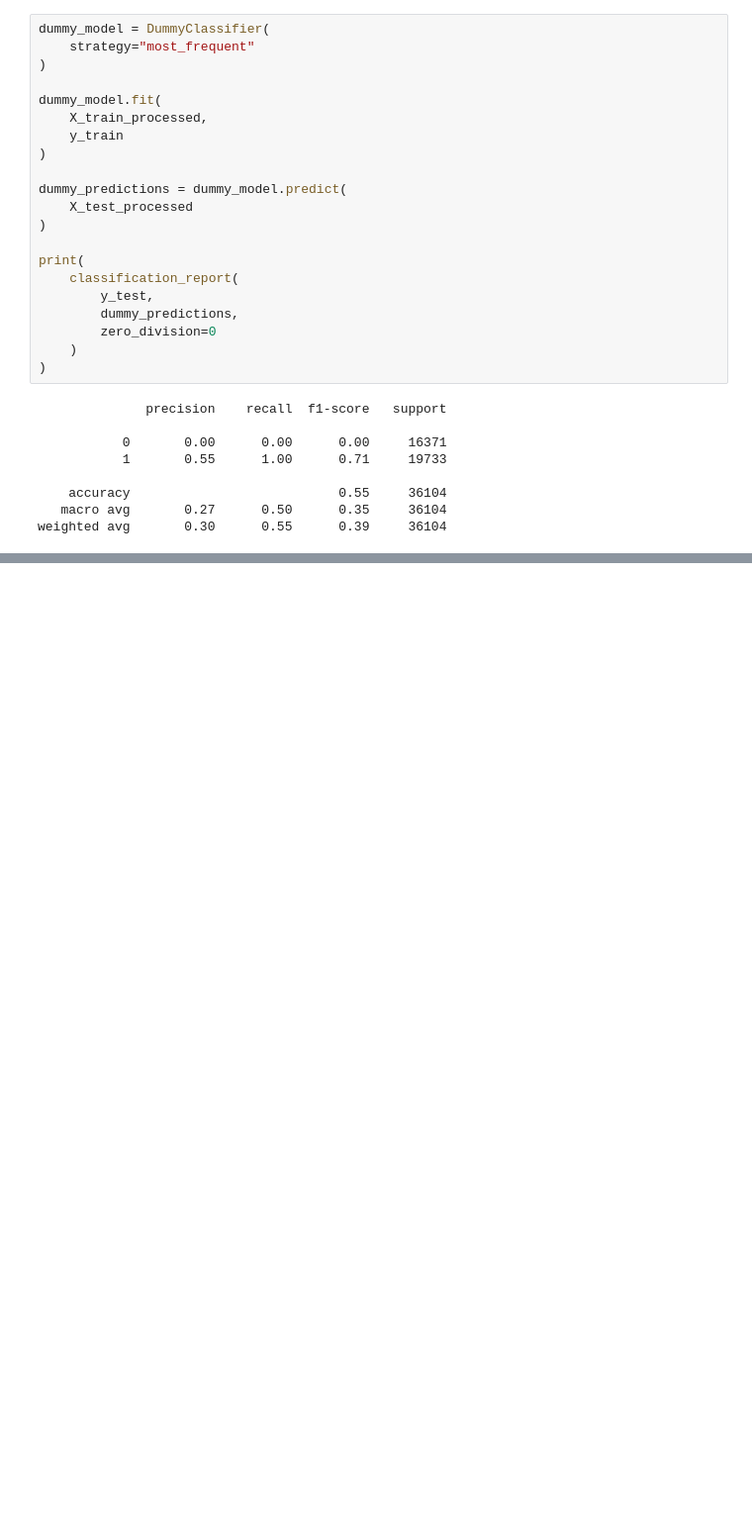
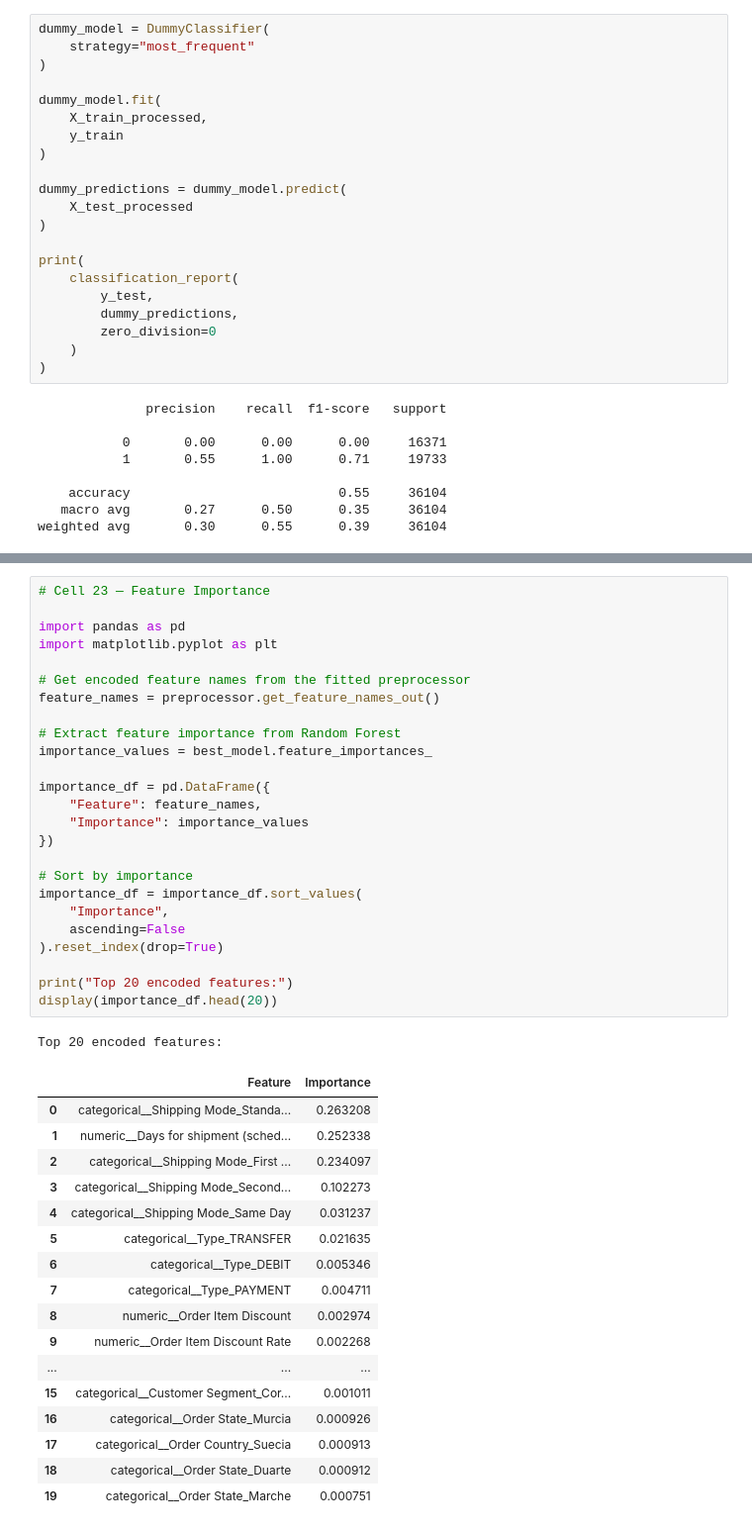
Before and after one commit to kush11-m/LogiCast, a Jupyter notebook: notebooks/03_baseline_models.ipynb, the cells around one changed output, grey strips where cells are left out. Shown at 99% size. Saved outputs shown, nothing was run; the diff lists cells and outputs as text; blank space fills up the shorter version.

```diff
--- a/notebooks/03_baseline_models.ipynb
+++ b/notebooks/03_baseline_models.ipynb
@@ -230,0 +532,44 @@ weighted avg       0.30      0.55      0.39     36104
+# %%
+# Cell 23 — Feature Importance
+
+import pandas as pd
+import matplotlib.pyplot as plt
+
+# Get encoded feature names from the fitted preprocessor
+feature_names = preprocessor.get_feature_names_out()
+
+# Extract feature importance from Random Forest
+importance_values = best_model.feature_importances_
+
+importance_df = pd.DataFrame({
+    "Feature": feature_names,
+    "Importance": importance_values
+})
+
+# Sort by importance
+importance_df = importance_df.sort_values(
+    "Importance",
+    ascending=False
+).reset_index(drop=True)
+
+print("Top 20 encoded features:")
+display(importance_df.head(20))
+# %% [output]
+Top 20 encoded features:
+|  | Feature | Importance |
+| 0 | categorical__Shipping Mode_Standa... | 0.263208 |
+| 1 | numeric__Days for shipment (sched... | 0.252338 |
+| 2 | categorical__Shipping Mode_First ... | 0.234097 |
+| 3 | categorical__Shipping Mode_Second... | 0.102273 |
+| 4 | categorical__Shipping Mode_Same Day | 0.031237 |
+| 5 | categorical__Type_TRANSFER | 0.021635 |
+| 6 | categorical__Type_DEBIT | 0.005346 |
+| 7 | categorical__Type_PAYMENT | 0.004711 |
+| 8 | numeric__Order Item Discount | 0.002974 |
+| 9 | numeric__Order Item Discount Rate | 0.002268 |
+| ... | ... | ... |
+| 15 | categorical__Customer Segment_Cor... | 0.001011 |
+| 16 | categorical__Order State_Murcia | 0.000926 |
+| 17 | categorical__Order Country_Suecia | 0.000913 |
+| 18 | categorical__Order State_Duarte | 0.000912 |
+| 19 | categorical__Order State_Marche | 0.000751 |
```
Also changed, not shown: parts of 18 cells of this notebook, 26 other files.
